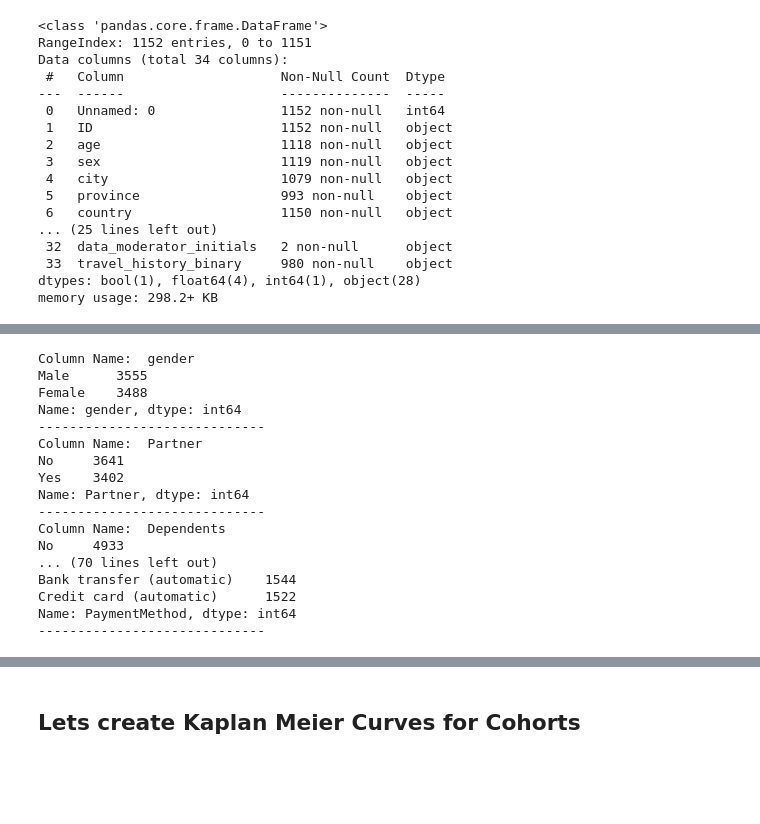
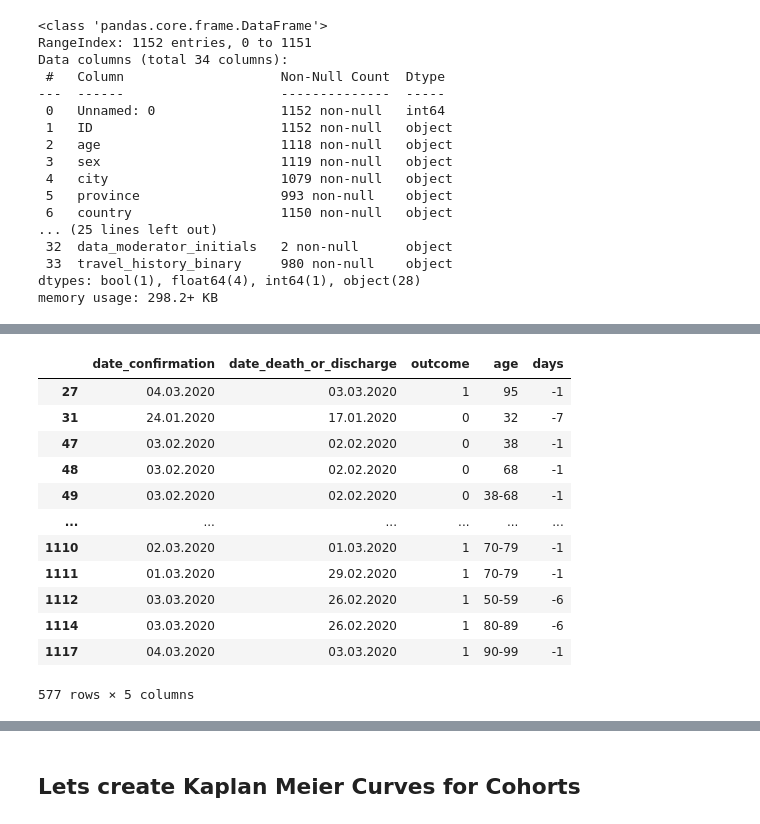
Before and after one commit to programmer-ethan/Capstone_Covid19, a Jupyter notebook: src_v4.ipynb, the cells around one changed output, grey strips where cells are left out. Cells and saved outputs as stored; diff of their text form; code cells hidden in the pictures; blank space fills up the shorter version.

```diff
--- a/src_v4.ipynb
+++ b/src_v4.ipynb
@@ -109,0 +94,2 @@ cat_cols.remove('customerID')  ## customerID has been removed because it is uniq
+# %%
+d,m,y = filtered.loc[1,['date_confirmation']][0].split('.')
@@ -109,0 +102,3 @@ cat_cols.remove('customerID')  ## customerID has been removed because it is uniq
+# %%
+length = len(filtered)
+filtered.index = list(range(length))
@@ -109,0 +121,47 @@ cat_cols.remove('customerID')  ## customerID has been removed because it is uniq
+# %%
+from datetime import datetime
+
+days = []
+for idx in range(length):
+  conf = filtered.loc[idx,['date_confirmation']][0]
+  if '-' in conf:
+    a,b,c = conf.split(" - ")[0].split('.')
+  else:
+    a,b,c = conf.split('.')
+  dead = filtered.loc[idx,['date_death_or_discharge']][0]
+  if '-' in dead:
+    x,y,z = dead.split(" - ")[0].split('.')
+  else:
+    x,y,z = dead.split('.')
+
+  if int(y) > 12:
+    t = x
+    x=y
+    y=t
+  if int(b) > 12:
+    t = a
+    a=b
+    b=t
+
+  death = datetime(int(z),int(y),int(x),0,0,0)
+  confirm = datetime(int(c),int(b),int(a),0,0,0)
+  days.append((death-confirm).days)
+# %%
+filtered["days"] = days
+# %%
+filtered2 = filtered[filtered["days"]<0]
+filtered2
+# %% [output]
+|  | date_confirmation | date_death_or_discharge | outcome | age | days |
+| 27 | 04.03.2020 | 03.03.2020 | 1 | 95 | -1 |
+| 31 | 24.01.2020 | 17.01.2020 | 0 | 32 | -7 |
+| 47 | 03.02.2020 | 02.02.2020 | 0 | 38 | -1 |
+| 48 | 03.02.2020 | 02.02.2020 | 0 | 68 | -1 |
+| 49 | 03.02.2020 | 02.02.2020 | 0 | 38-68 | -1 |
+| ... | ... | ... | ... | ... | ... |
+| 1110 | 02.03.2020 | 01.03.2020 | 1 | 70-79 | -1 |
+| 1111 | 01.03.2020 | 29.02.2020 | 1 | 70-79 | -1 |
+| 1112 | 03.03.2020 | 26.02.2020 | 1 | 50-59 | -6 |
+| 1114 | 03.03.2020 | 26.02.2020 | 1 | 80-89 | -6 |
+| 1117 | 04.03.2020 | 03.03.2020 | 1 | 90-99 | -1 |
+577 rows × 5 columns
@@ -110,25 +191,7 @@ cat_cols.remove('customerID')  ## customerID has been removed because it is uniq
 # %%
 ## lets have a look at the categories and their distribution in all the categorical columns.
 
-for i in cat_cols:
-    print('Column Name: ',i)
-    print(df[i].value_counts())
-    print('-----------------------------')
+# for i in cat_cols:
+#     print('Column Name: ',i)
+#     print(df[i].value_counts())
+#     print('-----------------------------')
-# %% [output]
-Column Name:  gender
-Male      3555
-Female    3488
-Name: gender, dtype: int64
------------------------------
-Column Name:  Partner
-No     3641
-Yes    3402
-Name: Partner, dtype: int64
------------------------------
-Column Name:  Dependents
-No     4933
-... (70 lines left out)
-Bank transfer (automatic)    1544
-Credit card (automatic)      1522
-Name: PaymentMethod, dtype: int64
------------------------------
```
Also changed, not shown: parts of 27 cells of this notebook, 1 other file.
